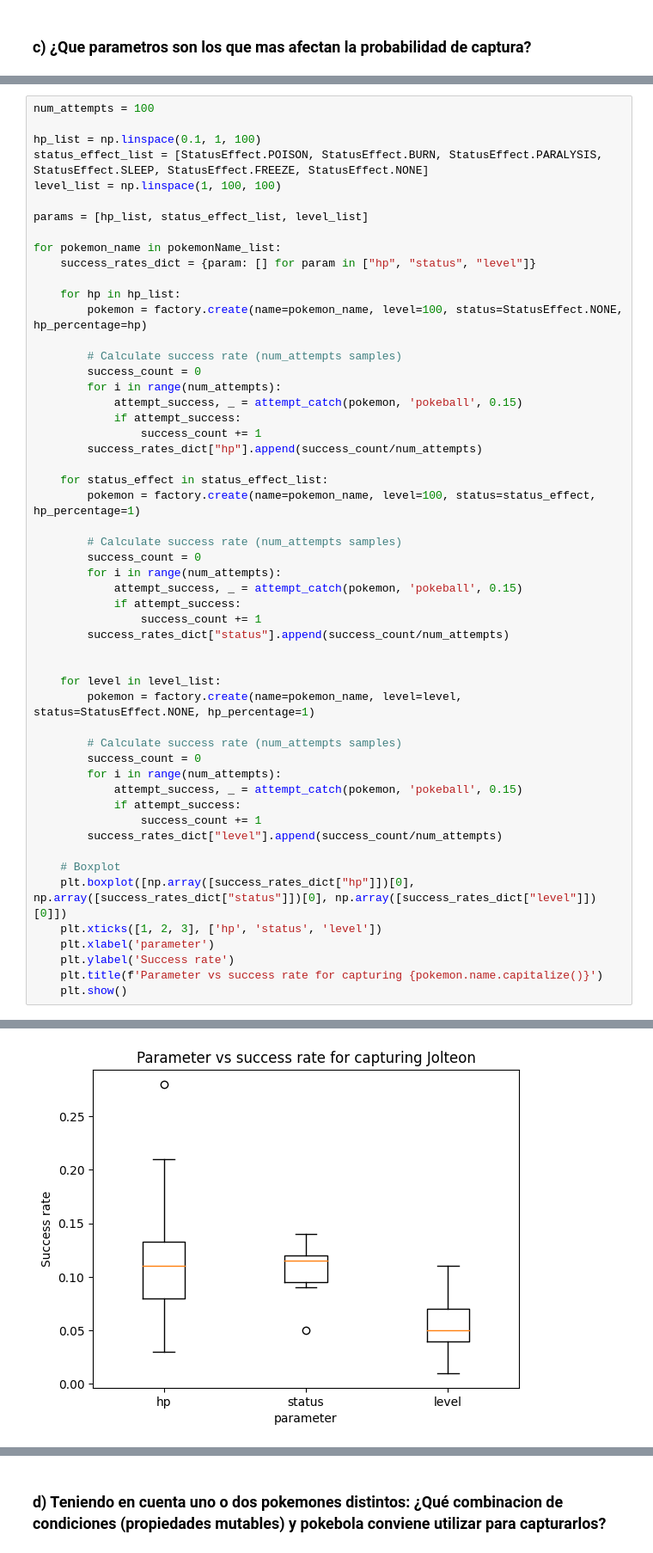
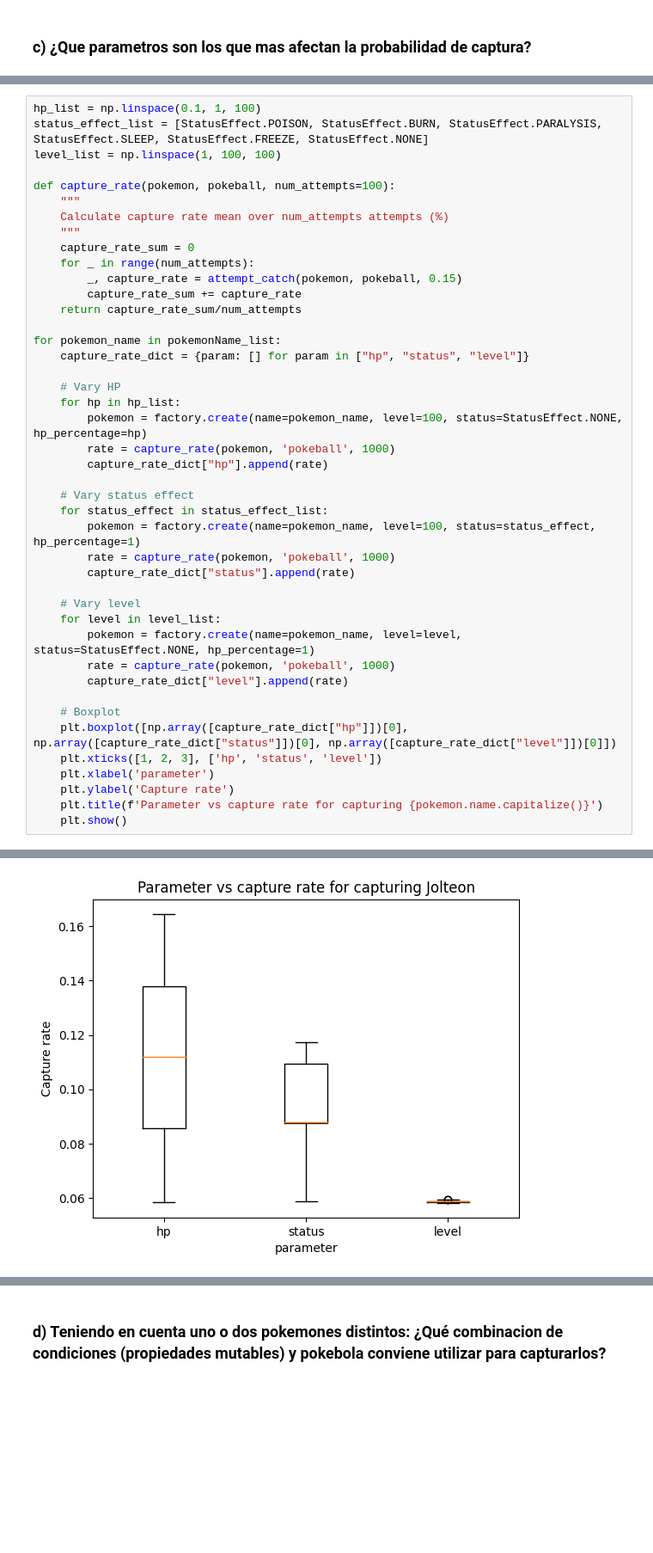
Before and after one commit to tristanff/SIA, a Jupyter notebook: TP0/src/notebook.ipynb, the cells around one changed output, grey strips where cells are left out. Shown at 86% size. Saved outputs shown, nothing was run; the diff lists cells and outputs as text; blank space fills up the shorter version.

```diff
--- a/TP0/src/notebook.ipynb
+++ b/TP0/src/notebook.ipynb
@@ -175,54 +187,44 @@ Se puede observar en los gráficos que la variabilidad de la efectividad de capt
 # %%
-num_attempts = 100
-
 hp_list = np.linspace(0.1, 1, 100)
 status_effect_list = [StatusEffect.POISON, StatusEffect.BURN, StatusEffect.PARALYSIS, StatusEffect.SLEEP, StatusEffect.FREEZE, StatusEffect.NONE]
 level_list = np.linspace(1, 100, 100)
 
-params = [hp_list, status_effect_list, level_list]
+def capture_rate(pokemon, pokeball, num_attempts=100):
+    """
+    Calculate capture rate mean over num_attempts attempts (%)
+    """
+    capture_rate_sum = 0
+    for _ in range(num_attempts):
+        _, capture_rate = attempt_catch(pokemon, pokeball, 0.15)
+        capture_rate_sum += capture_rate
+    return capture_rate_sum/num_attempts
 
 for pokemon_name in pokemonName_list:
-    success_rates_dict = {param: [] for param in ["hp", "status", "level"]}
+    capture_rate_dict = {param: [] for param in ["hp", "status", "level"]}
 
+    # Vary HP
     for hp in hp_list:
         pokemon = factory.create(name=pokemon_name, level=100, status=StatusEffect.NONE, hp_percentage=hp)
+        rate = capture_rate(pokemon, 'pokeball', 1000)
+        capture_rate_dict["hp"].append(rate)
 
-        # Calculate success rate (num_attempts samples)
-        success_count = 0
-        for i in range(num_attempts):
-            attempt_success, _ = attempt_catch(pokemon, 'pokeball', 0.15)
-            if attempt_success:
-                success_count += 1
-        success_rates_dict["hp"].append(success_count/num_attempts)
-
+    # Vary status effect
     for status_effect in status_effect_list:
         pokemon = factory.create(name=pokemon_name, level=100, status=status_effect, hp_percentage=1)
+        rate = capture_rate(pokemon, 'pokeball', 1000)
+        capture_rate_dict["status"].append(rate)
 
-        # Calculate success rate (num_attempts samples)
-        success_count = 0
-        for i in range(num_attempts):
-            attempt_success, _ = attempt_catch(pokemon, 'pokeball', 0.15)
-            if attempt_success:
-                success_count += 1
-        success_rates_dict["status"].append(success_count/num_attempts)
-
-
+    # Vary level
     for level in level_list:
         pokemon = factory.create(name=pokemon_name, level=level, status=StatusEffect.NONE, hp_percentage=1)
-
-        # Calculate success rate (num_attempts samples)
-        success_count = 0
-        for i in range(num_attempts):
-            attempt_success, _ = attempt_catch(pokemon, 'pokeball', 0.15)
-            if attempt_success:
-                success_count += 1
-        success_rates_dict["level"].append(success_count/num_attempts)
+        rate = capture_rate(pokemon, 'pokeball', 1000)
+        capture_rate_dict["level"].append(rate)
 
     # Boxplot
-    plt.boxplot([np.array([success_rates_dict["hp"]])[0], np.array([success_rates_dict["status"]])[0], np.array([success_rates_dict["level"]])[0]])
+    plt.boxplot([np.array([capture_rate_dict["hp"]])[0], np.array([capture_rate_dict["status"]])[0], np.array([capture_rate_dict["level"]])[0]])
     plt.xticks([1, 2, 3], ['hp', 'status', 'level'])
     plt.xlabel('parameter')
-    plt.ylabel('Success rate')
-    plt.title(f'Parameter vs success rate for capturing {pokemon.name.capitalize()}')
+    plt.ylabel('Capture rate')
+    plt.title(f'Parameter vs capture rate for capturing {pokemon.name.capitalize()}')
     plt.show()
 # %% [output]
@@ -230 +232 @@ for pokemon_name in pokemonName_list:
-[figure, old version]
+[figure, new version]
```
Also changed, not shown: parts of 22 cells of this notebook.
